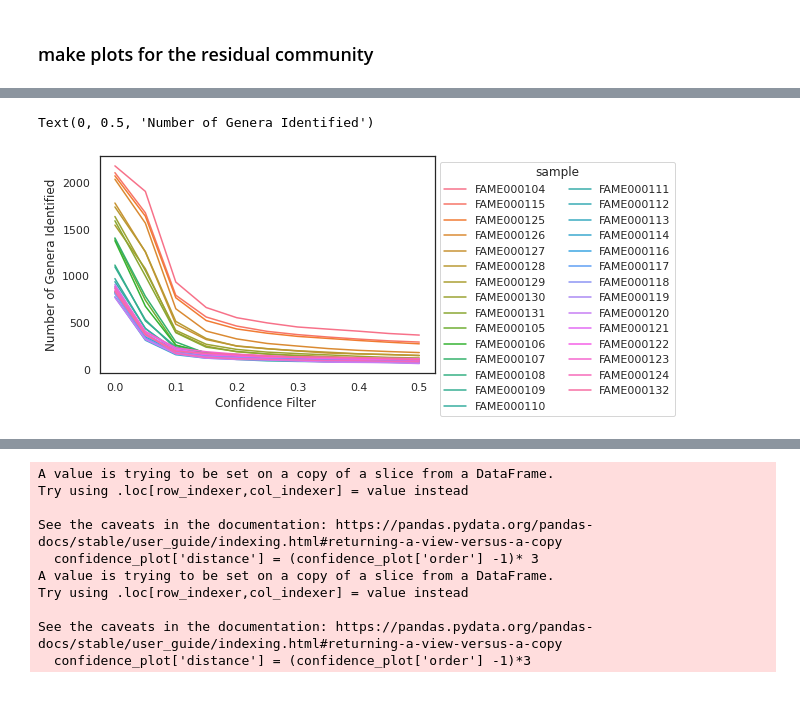
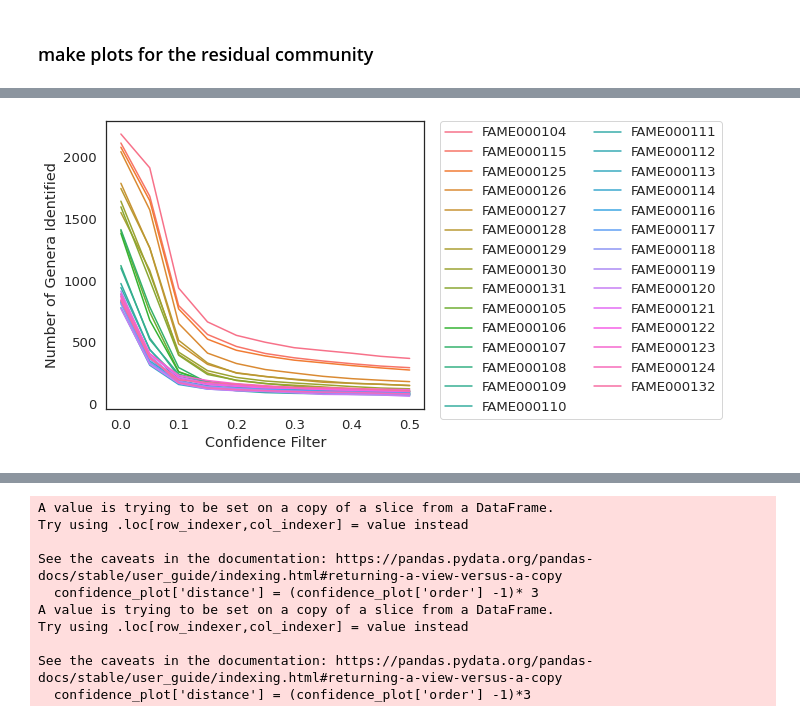
Before and after one commit to susiegriggo/Comigration_TubeExperiment_Analysis, a Jupyter notebook: code/curves_rank_abundance.ipynb, the cells around one changed output, grey strips where cells are left out. Drawn from its saved outputs; the diff is of its cells as text; code cells hidden in the pictures.

```diff
--- a/code/curves_rank_abundance.ipynb
+++ b/code/curves_rank_abundance.ipynb
@@ -47,12 +60,22 @@ residual_species_rarefaction = pd.DataFrame({'sample': bracken_species_samples,
 residual_species_rarefaction['order'] = [order_dict.get(g) for g in residual_species_rarefaction['sample']]
 residual_species_rarefaction = residual_species_rarefaction.sort_values('order')
 # %%
+# Increase figure width
+plt.figure(figsize=(10, 5))  # (width, height) in inches
+
 # plot species data
 plot_df = residual_species_rarefaction
-sns.set(style="white", font_scale=1.0)
+sns.set(style="white", font_scale=1.2)
 
-ax = sns.lineplot(data = plot_df,  y='count', x = 'portion', hue = 'sample')
-sns.move_legend(ax, "upper left", bbox_to_anchor=(1, 1), ncol=2)
-plt.xlabel('Confidence Filter ')
+ax = sns.lineplot(data=plot_df, y='count', x='portion', hue='sample')
+
+plt.xlabel('Confidence Filter')
 plt.ylabel('Number of Species Identified')
+
+# Move legend to the side in two columns
+ax.legend(bbox_to_anchor=(1.05, 1), loc='upper left', borderaxespad=0, ncol=2)
+
+plt.tight_layout()
+plt.savefig('../figures/residual_community_species_confidence_filter.png', dpi=300, bbox_inches='tight')
+plt.show()
 # %% [output]
@@ -86,17 +108,26 @@ residual_genus_rarefaction = pd.DataFrame({'sample': bracken_genus_samples, 'por
 residual_genus_rarefaction['order'] = [order_dict.get(g) for g in residual_genus_rarefaction['sample']]
 residual_genus_rarefaction = residual_genus_rarefaction.sort_values('order')
 # %%
-# plot curves
+# Increase figure width
+plt.figure(figsize=(10, 5))  # adjust width/height as needed
+
+# plot genus data
 plot_df = residual_genus_rarefaction
+sns.set(style="white", font_scale=1.2)
 
-sns.set(style="white", font_scale=1.0)
-ax = sns.lineplot(data = plot_df,  y='count', x = 'portion', hue = 'sample')
-sns.move_legend(ax, "upper left", bbox_to_anchor=(1, 1), ncol=2)
-plt.xlabel('Confidence Filter ')
+ax = sns.lineplot(data=plot_df, y='count', x='portion', hue='sample')
+
+plt.xlabel('Confidence Filter')
 plt.ylabel('Number of Genera Identified')
+
+# Move legend to the side in two columns
+ax.legend(bbox_to_anchor=(1.05, 1), loc='upper left', borderaxespad=0, ncol=2)
+
+plt.tight_layout()
+plt.savefig('../figures/residual_community_genera_confidence_filter.png', dpi=300, bbox_inches='tight')
+plt.show()
 # %% [output]
-Text(0, 0.5, 'Number of Genera Identified')
-[figure, old version]
+[figure, new version]
 # %%
 # set the confidence level to 0.1
 confidence_plot = residual_species_rarefaction[residual_species_rarefaction['portion'] == 0.1]
```
Also changed, not shown: parts of 26 cells of this notebook, 6 other files.
